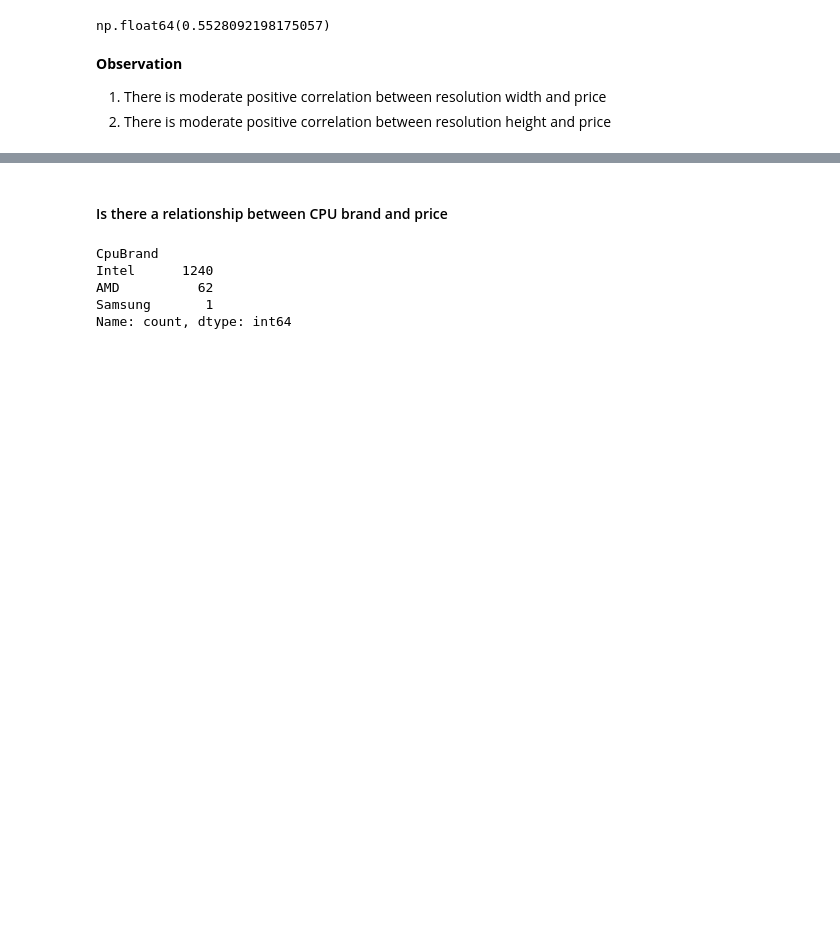
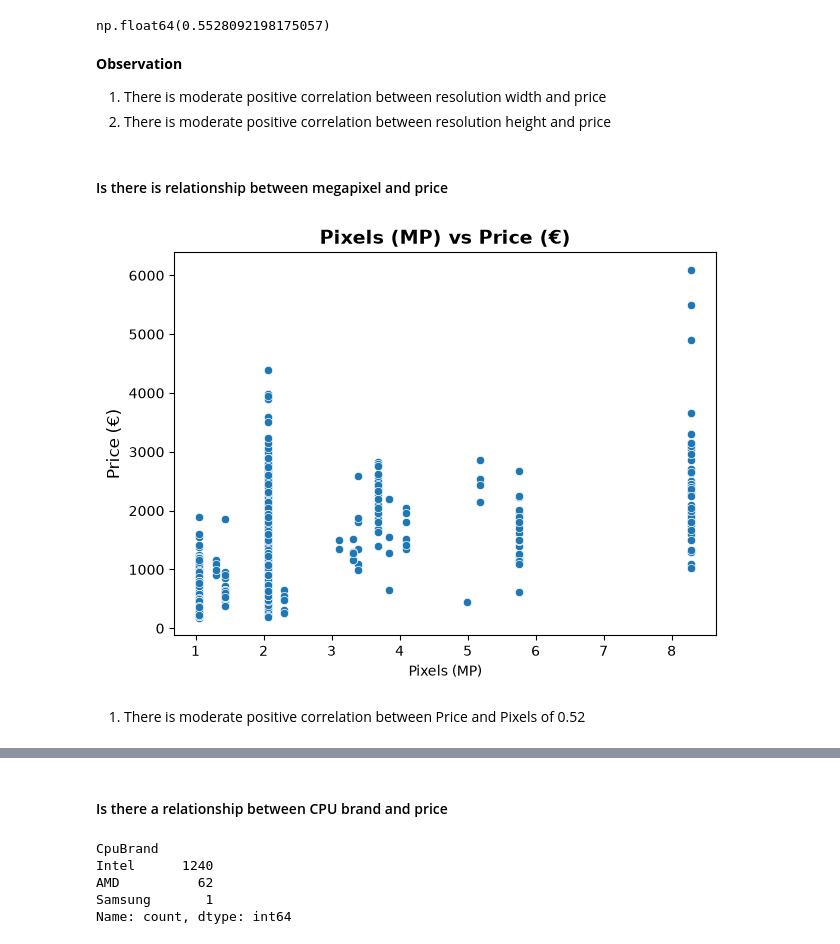
Before and after one commit to G-Gakii/laptop_price_predictor, a Jupyter notebook: notebook/02_data_exploration.ipynb, the cells around one changed output, grey strips where cells are left out. Saved outputs shown, nothing was run; the diff lists cells and outputs as text; code cells hidden in the pictures; blank space fills up the shorter version.

```diff
--- a/notebook/02_data_exploration.ipynb
+++ b/notebook/02_data_exploration.ipynb
@@ -566,6 +566,21 @@ np.float64(0.5528092198175057)
 **Observation**
 1. There is moderate positive  correlation between resolution width and price
 2. There is moderate positive  correlation between resolution height and price
+# %% [markdown]
+#### Is there is relationship between megapixel and price
+# %%
+# visualize the relationship between price and Height resolution
+fig,ax=plt.subplots()
+sns.scatterplot(data=laptop_df,x="PixelsMP",y="Price_euros",ax=ax)
+ax.set_title("Pixels (MP) vs Price (€)",fontweight="bold",fontsize="14")
+ax.set_ylabel("Price (€)",fontsize=12)
+ax.set_xlabel("Pixels (MP)")
+plt.tight_layout()
+plt.show()
+# %% [output]
+[figure, added]
+# %% [markdown]
+1. There is moderate positive correlation between Price and Pixels of 0.52
 # %%
 laptop_df.columns
 # %% [output]
```
Also changed, not shown: parts of 7 cells of this notebook, 2 other files.
